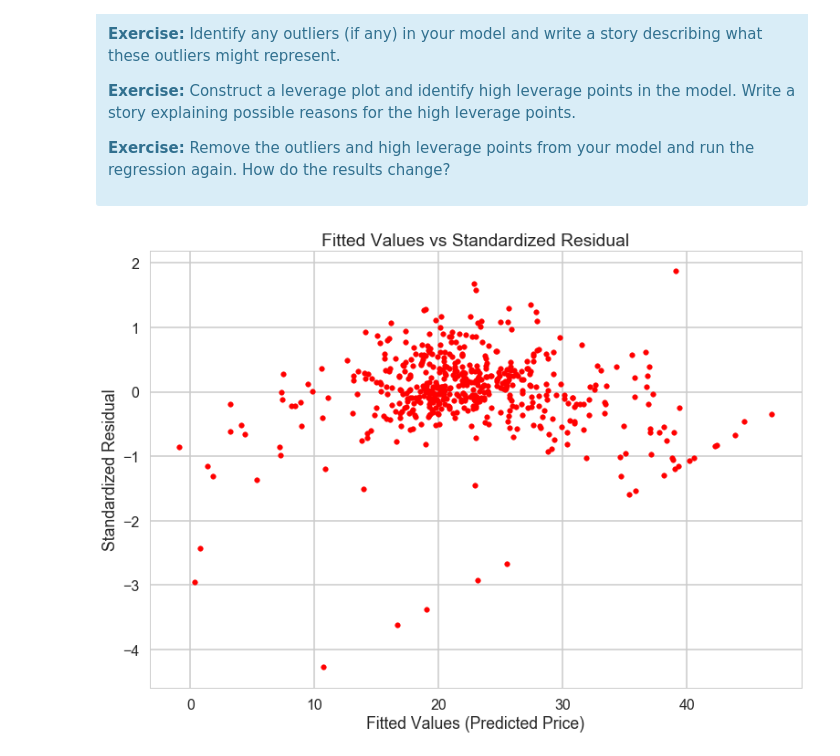
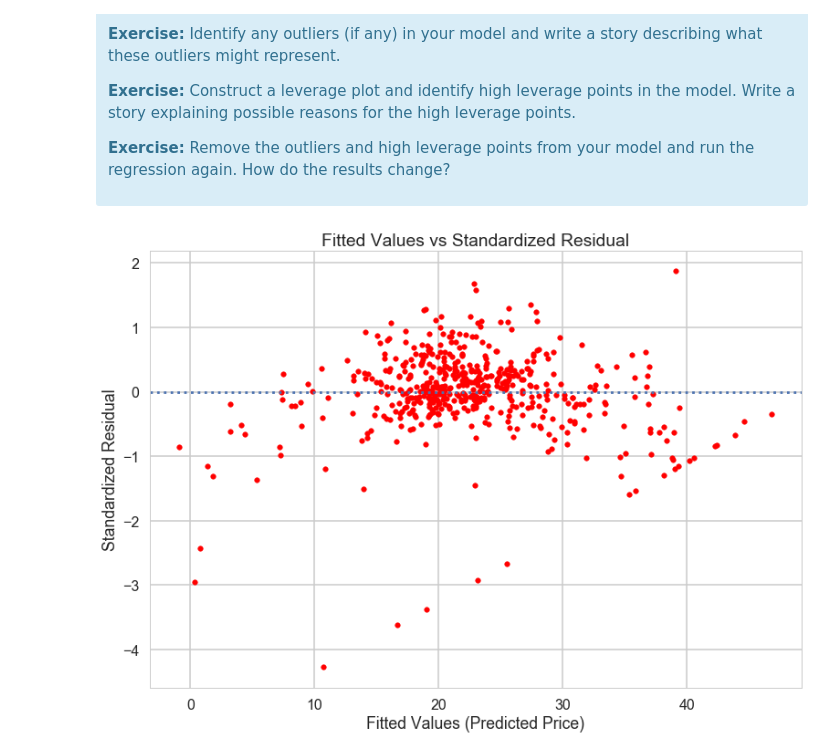
Before and after one commit to jywu86/Springboard, a Jupyter notebook: linear_regression/Mini_Project_Linear_Regression.ipynb, the cells around one changed output. Drawn from its saved outputs; the diff is of its cells as text; code cells hidden in the pictures.

```diff
--- a/linear_regression/Mini_Project_Linear_Regression.ipynb
+++ b/linear_regression/Mini_Project_Linear_Regression.ipynb
@@ -981,14 +982,16 @@ There are some other issues that are important investigate with linear regressio
 # %%
 # Your turn.
 #Fitted values vs residual plots.
+X = bos[['CRIM','RM','PTRATIO']]
 Y_predicted = lm.predict(X)
 Residual = (Y_predicted - y)/np.std(y)
 # %%
 #plotting fitted vs standardized residual
 plt.scatter(Y_predicted,Residual, c='r',marker='.')
 plt.title("Fitted Values vs Standardized Residual")
 plt.xlabel("Fitted Values (Predicted Price)")
 plt.ylabel("Standardized Residual")
+plt.axhline(0,linestyle=':')
 plt.show()
 # %% [output]
-[figure, old version]
+[figure, new version]
```
Also changed, not shown: parts of 29 cells of this notebook.
